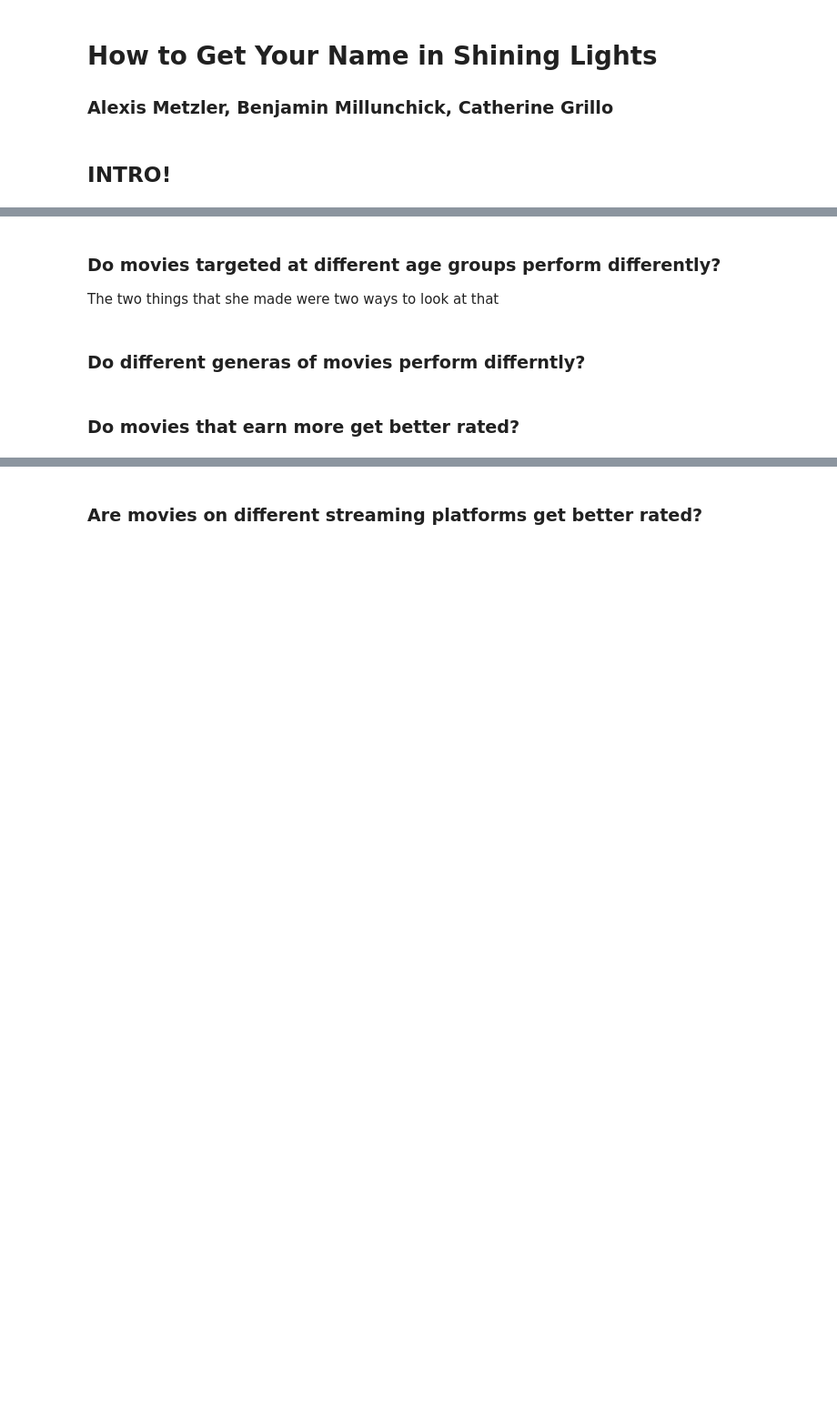
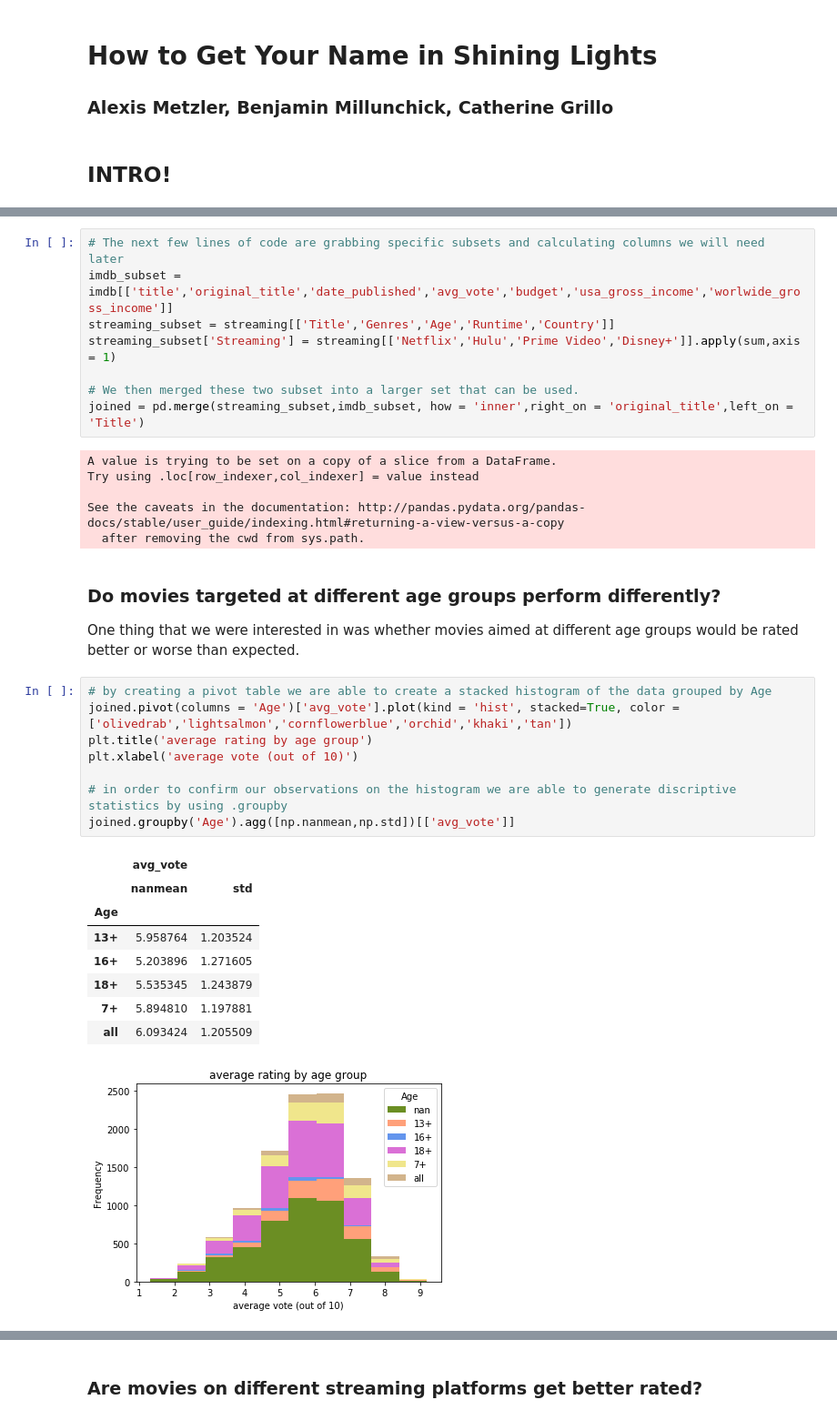
Before and after one commit to almetzler/SI330Final, a Jupyter notebook: NewFinal.ipynb, the cells around one changed output, grey strips where cells are left out. Shown at 91% size. Saved outputs shown, nothing was run; the diff lists cells and outputs as text; blank space fills up the shorter version.

```diff
--- a/NewFinal.ipynb
+++ b/NewFinal.ipynb
@@ -32,7 +44,35 @@ imdb['date_published'] = pd.to_datetime(imdb['date_published'], errors = 'coerce
+# %%
+# The next few lines of code are grabbing specific subsets and calculating columns we will need later
+imdb_subset = imdb[['title','original_title','date_published','avg_vote','budget','usa_gross_income','worlwide_gross_income']]
+streaming_subset = streaming[['Title','Genres','Age','Runtime','Country']]
+streaming_subset['Streaming'] = streaming[['Netflix','Hulu','Prime Video','Disney+']].apply(sum,axis = 1)
+
+# We then merged these two subset into a larger set that can be used.
+joined = pd.merge(streaming_subset,imdb_subset, how = 'inner',right_on = 'original_title',left_on = 'Title')
+# %% [output]
+A value is trying to be set on a copy of a slice from a DataFrame.
+Try using .loc[row_indexer,col_indexer] = value instead
+
+See the caveats in the documentation: http://pandas.pydata.org/pandas-docs/stable/user_guide/indexing.html#returning-a-view-versus-a-copy
+  after removing the cwd from sys.path.
 # %% [markdown]
 ### Do movies targeted at different age groups perform differently?
-The two things that she made were two ways to look at that
+One thing that we were interested in was whether movies aimed at different age groups would be rated better or worse than expected.
-# %% [markdown]
-### Do different generas of movies perform differntly?
-# %% [markdown]
-### Do movies that earn more get better rated?
+# %%
+# by creating a pivot table we are able to create a stacked histogram of the data grouped by Age
+joined.pivot(columns = 'Age')['avg_vote'].plot(kind = 'hist', stacked=True, color = ['olivedrab','lightsalmon','cornflowerblue','orchid','khaki','tan'])
+plt.title('average rating by age group')
+plt.xlabel('average vote (out of 10)')
+
+# in order to confirm our observations on the histogram we are able to generate discriptive statistics by using .groupby
+joined.groupby('Age').agg([np.nanmean,np.std])[['avg_vote']]
+# %% [output]
+|  | avg_vote |  |
+|  | nanmean | std |
+| Age |  |  |
+| 13+ | 5.958764 | 1.203524 |
+| 16+ | 5.203896 | 1.271605 |
+| 18+ | 5.535345 | 1.243879 |
+| 7+ | 5.894810 | 1.197881 |
+| all | 6.093424 | 1.205509 |
+[figure, added]
```
Also changed, not shown: parts of 17 cells of this notebook, 1 other file.
